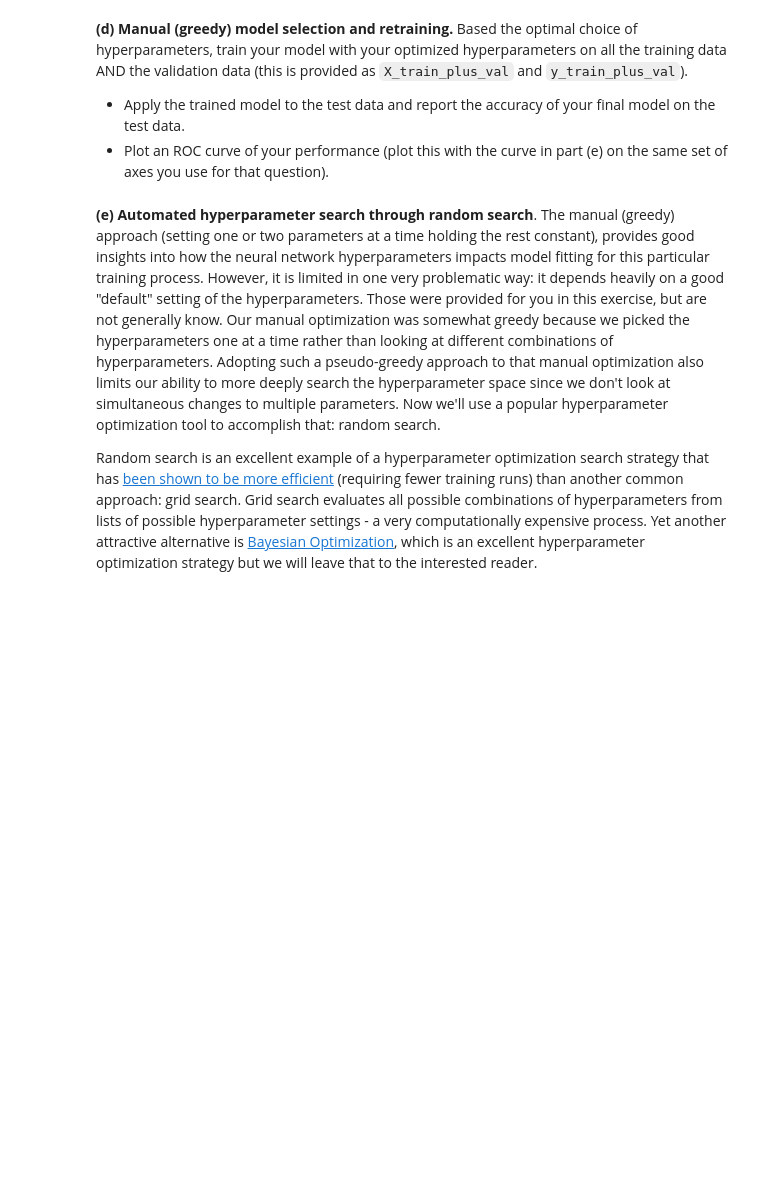
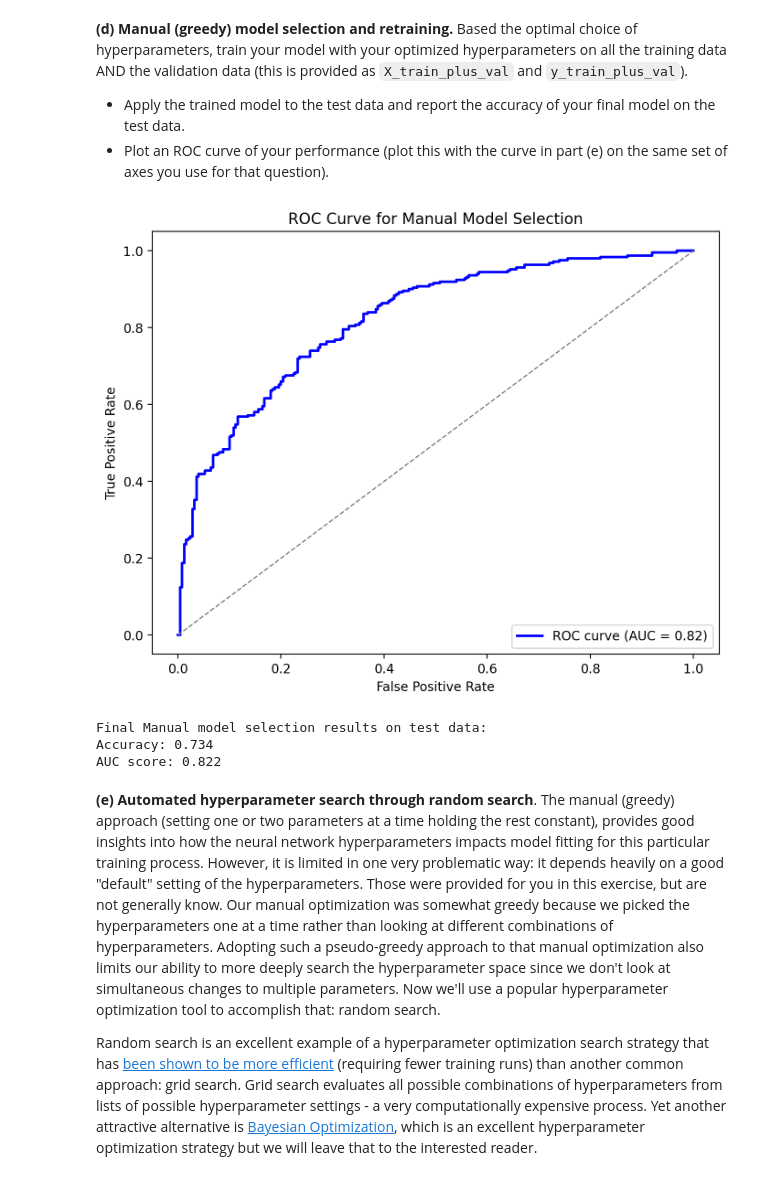
Before and after one commit to BarbaraPFloresRios/IDS705_PrinciplesOfMachineLearning, a Jupyter notebook: Assignment_4_NeuralNetworks/Assignment_4.ipynb, the cells around one changed output. Saved outputs shown, nothing was run; the diff lists cells and outputs as text; code cells hidden in the pictures; blank space fills up the shorter version.

```diff
--- a/Assignment_4_NeuralNetworks/Assignment_4.ipynb
+++ b/Assignment_4_NeuralNetworks/Assignment_4.ipynb
@@ -567,6 +568,52 @@ plt.show()
 **(d) Manual (greedy) model selection and retraining.** Based the optimal choice of hyperparameters, train your model with your optimized hyperparameters on all the training data AND the validation data (this is provided as `X_train_plus_val` and `y_train_plus_val`).
 - Apply the trained model to the test data and report the accuracy of your final model on the test data.
 - Plot an ROC curve of your performance (plot this with the curve in part (e) on the same set of axes you use for that question).
+# %%
+# (d)
+learning_rate_init = lr_max
+batch_size = batch_size_max
+alpha = alpha_max
+
+clf = MLPClassifier(
+    learning_rate_init=lr_max,
+    hidden_layer_sizes=(25, 25, 25),
+    alpha=alpha_max,
+    solver="sgd",
+    tol=1e-5,
+    early_stopping=False,
+    activation="relu",
+    n_iter_no_change=1000,
+    batch_size=batch_size_max,
+    max_iter=500,
+)
+clf.fit(X_train_plus_val, y_train_plus_val)
+accuracy_score_test = clf.score(X_test, y_test)
+# %%
+y_test_pred_proba = clf.predict_proba(X_test)[:, 1]
+
+fpr, tpr, thresholds = roc_curve(y_test, y_test_pred_proba)
+auc_score = roc_auc_score(y_test, y_test_pred_proba)
+
+
+plt.figure(figsize=(8, 6))
+plt.plot(fpr, tpr, color="blue", lw=2,
+         label="ROC curve (AUC = %0.2f)" % auc_score)
+plt.plot([0, 1], [0, 1], color="gray", lw=1, linestyle="--")
+plt.xlabel("False Positive Rate")
+plt.ylabel("True Positive Rate")
+plt.title("ROC Curve for Manual Model Selection")
+plt.legend(loc="lower right")
+plt.show()
+# %% [output]
+[figure, added]
+# %%
+print("Final Manual model selection results on test data:")
+print(f"Accuracy: {accuracy_score_test:.3f}")
+print(f"AUC score: {auc_score:.3f}")
+# %% [output]
+Final Manual model selection results on test data:
+Accuracy: 0.734
+AUC score: 0.822
 # %% [markdown]
 **(e)** **Automated hyperparameter search through random search**. The manual (greedy) approach (setting one or two parameters at a time holding the rest constant), provides good insights into how the neural network hyperparameters impacts model fitting for this particular training process. However, it is limited in one very problematic way: it depends heavily on a good "default" setting of the hyperparameters. Those were provided for you in this exercise, but are not generally know. Our manual optimization was somewhat greedy because we picked the hyperparameters one at a time rather than looking at different combinations of hyperparameters. Adopting such a pseudo-greedy approach to that manual optimization also limits our ability to more deeply search the hyperparameter space since we don't look at simultaneous changes to multiple parameters. Now we'll use a popular hyperparameter optimization tool to accomplish that: random search.
 
```
Also changed, not shown: parts of 6 cells of this notebook.
